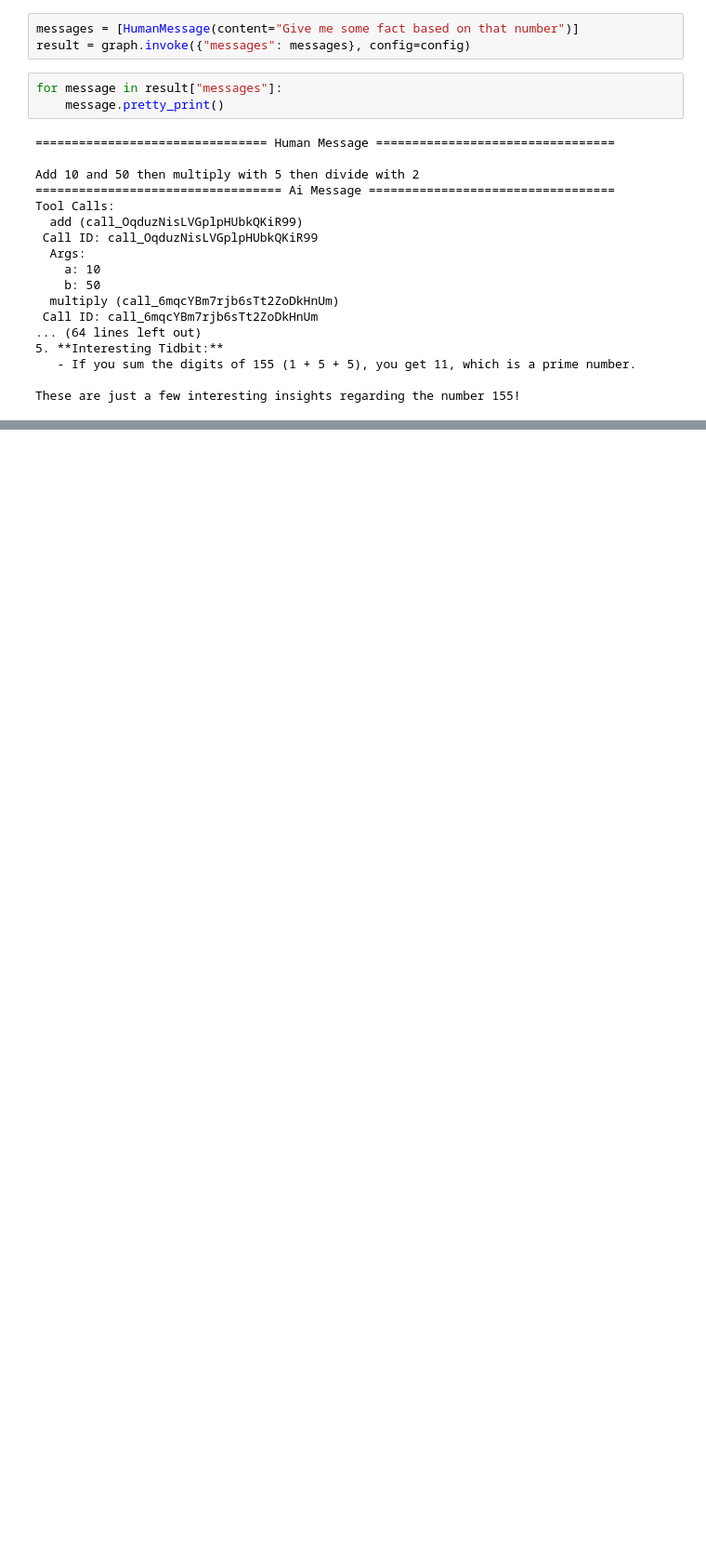
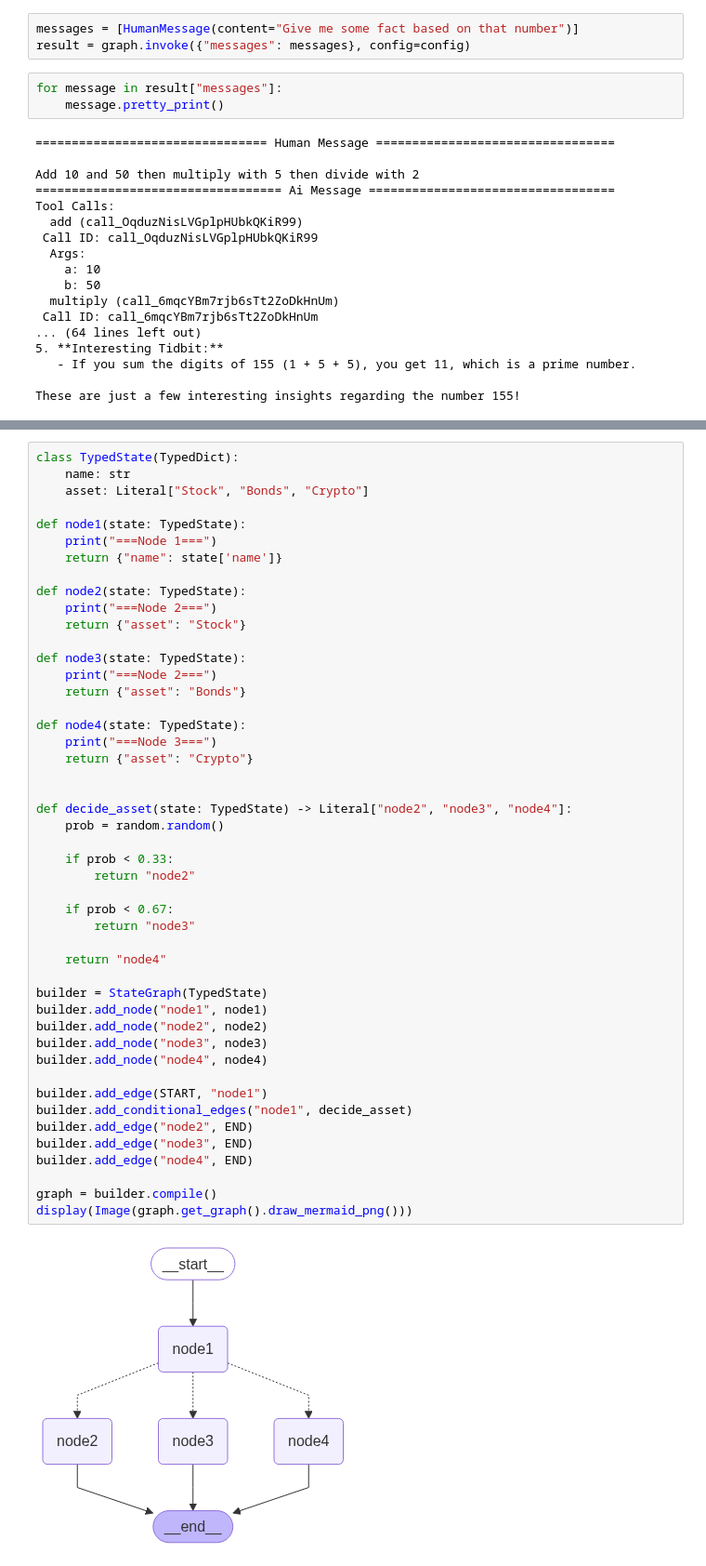
Before and after one commit to DerrickVericho/LLM-Portofolio, a Jupyter notebook: notebook/langgraph.ipynb, the cells around one changed output, grey strips where cells are left out. Shown at 93% size. Saved outputs shown, nothing was run; the diff lists cells and outputs as text; blank space fills up the shorter version.

Commit message:
feat: state schema & reducer

```diff
--- a/notebook/langgraph.ipynb
+++ b/notebook/langgraph.ipynb
@@ -407,0 +471,49 @@ These are just a few interesting insights regarding the number 155!
+# %%
+class TypedState(TypedDict):
+    name: str
+    asset: Literal["Stock", "Bonds", "Crypto"]
+
+def node1(state: TypedState):
+    print("===Node 1===")
+    return {"name": state['name']}
+
+def node2(state: TypedState):
+    print("===Node 2===")
+    return {"asset": "Stock"}
+
+def node3(state: TypedState):
+    print("===Node 2===")
+    return {"asset": "Bonds"}
+
+def node4(state: TypedState):
+    print("===Node 3===")
+    return {"asset": "Crypto"}
+
+
+def decide_asset(state: TypedState) -> Literal["node2", "node3", "node4"]:
+    prob = random.random()
+
+    if prob < 0.33:
+        return "node2"
+
+    if prob < 0.67:
+        return "node3"
+
+    return "node4"
+
+builder = StateGraph(TypedState)
+builder.add_node("node1", node1)
+builder.add_node("node2", node2)
+builder.add_node("node3", node3)
+builder.add_node("node4", node4)
+
+builder.add_edge(START, "node1")
+builder.add_conditional_edges("node1", decide_asset)
+builder.add_edge("node2", END)
+builder.add_edge("node3", END)
+builder.add_edge("node4", END)
+
+graph = builder.compile()
+display(Image(graph.get_graph().draw_mermaid_png()))
+# %% [output]
+[figure, added]
```
Also changed, not shown: parts of 35 cells of this notebook, 1 other file.
